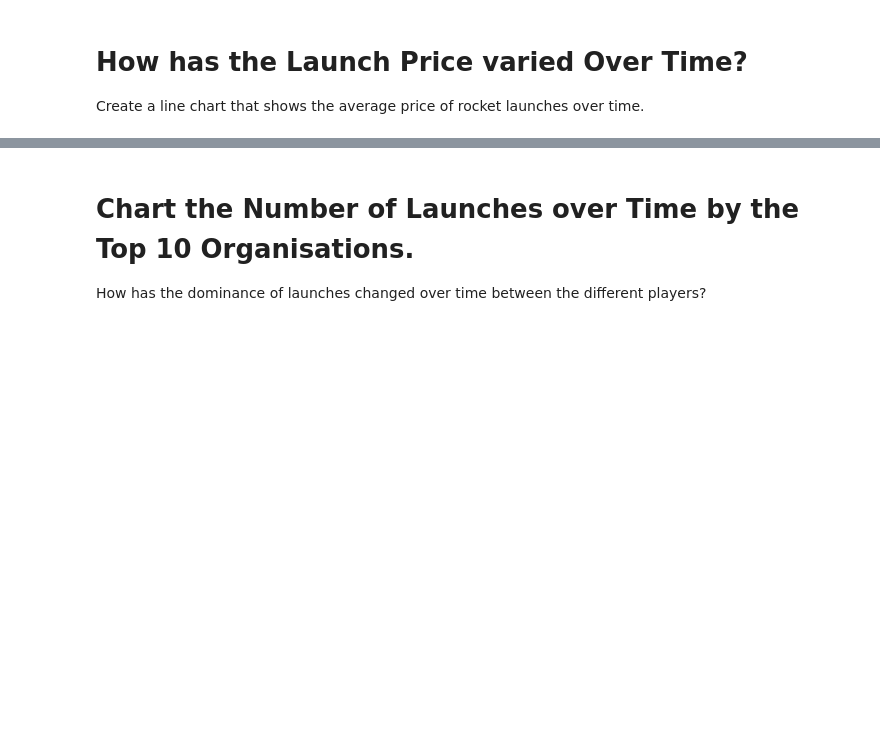
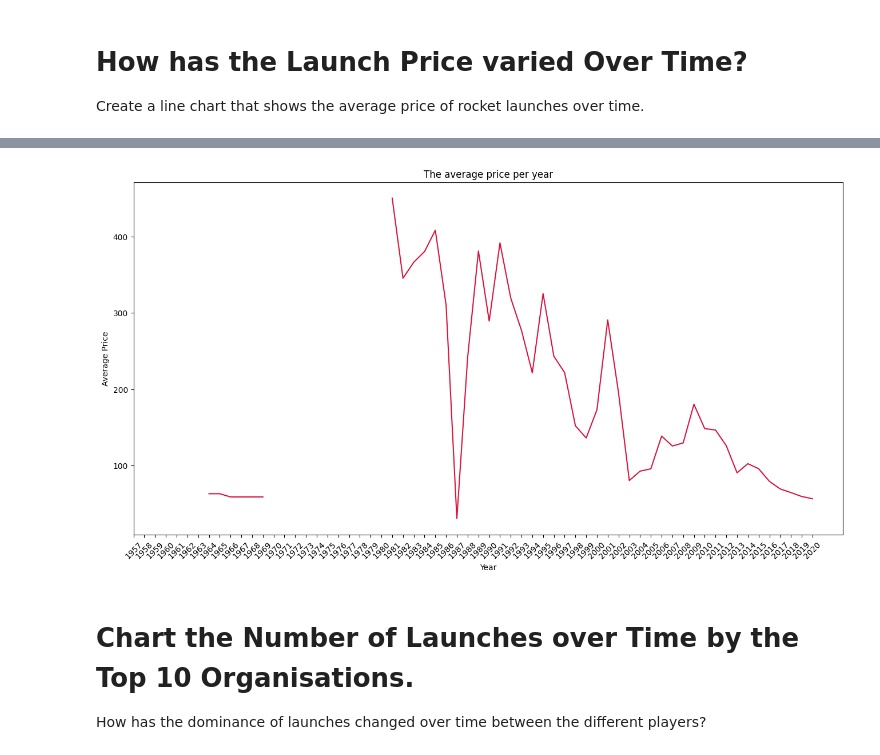
Before and after one commit to chgwyellow/Analyse---Visualise-the-Space-Race, a Jupyter notebook: Space_Missions_Analysis.ipynb, the cells around one changed output, grey strips where cells are left out. Drawn from its saved outputs; the diff is of its cells as text; code cells hidden in the pictures; blank space fills up the shorter version.

```diff
--- a/Space_Missions_Analysis.ipynb
+++ b/Space_Missions_Analysis.ipynb
@@ -417,3 +436,6 @@ Some months have better weather than others. Which time of year seems to be best
 # How has the Launch Price varied Over Time?
 
 Create a line chart that shows the average price of rocket launches over time.
+# %%
+df_data["Year"] = df_data.Date.dt.year
+avg_price_per_year = df_data.groupby("Year")["Price"].mean()
@@ -420,3 +456,19 @@ Create a line chart that shows the average price of rocket launches over time.
+# %%
+plt.figure(figsize=(16,8))
+
+plt.plot(
+    avg_price_per_year.index,
+    avg_price_per_year.values,
+    color="crimson",
+)
+
+plt.title("The average price per year")
+plt.xlabel("Year")
+plt.ylabel("Average Price")
+plt.xticks(avg_price_per_year.index, rotation=45)
+plt.show()
+# %% [output]
+[figure, added]
 # %% [markdown]
 # Chart the Number of Launches over Time by the Top 10 Organisations.
 
```
Also changed, not shown: parts of 5 cells of this notebook.
